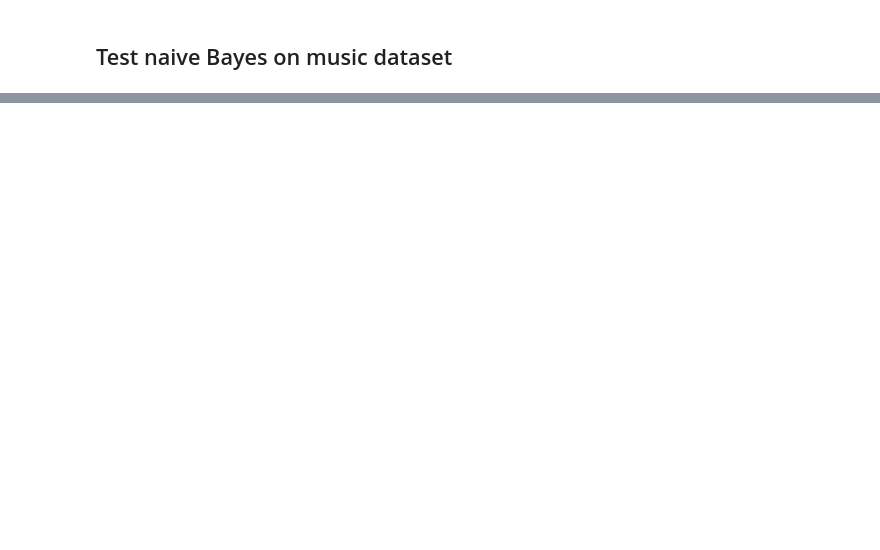
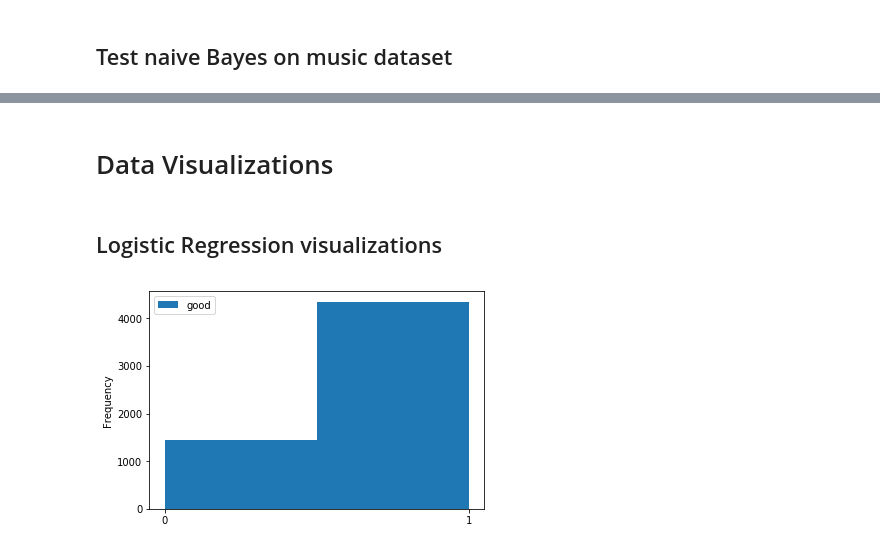
Before and after one commit to heatherThida2/Amazon-SentimentalAnalysis, a Jupyter notebook: sentiment-analysis--amazon_commented.ipynb, the cells around one changed output, grey strips where cells are left out. Cells and saved outputs as stored; diff of their text form; code cells hidden in the pictures; blank space fills up the shorter version.

Commit message:
added histograms

```diff
--- a/sentiment-analysis--amazon_commented.ipynb
+++ b/sentiment-analysis--amazon_commented.ipynb
@@ -261,0 +265,3 @@ sklmodel.score(vg_X_test, vg_y_test)
+# %%
+predictions = sklmodel.predict(vg_X_test)
+vg_test_lr_df = pd.DataFrame({'good': vg_y_test.values, 'guess_good': predictions})
@@ -454,0 +549,2 @@ preserved for possible future use, but should be deleted
+# %% [markdown]
+# Data Visualizations
@@ -454,0 +553,9 @@ preserved for possible future use, but should be deleted
+# %% [markdown]
+## Logistic Regression visualizations
+# %%
+ax = vg_test_lr_df.plot.hist(y='good', bins=2)
+ax.set_xticks([0, 1])
+
+plt.show()
+# %% [output]
+[figure, added]
```
Also changed, not shown: parts of 41 cells of this notebook.
